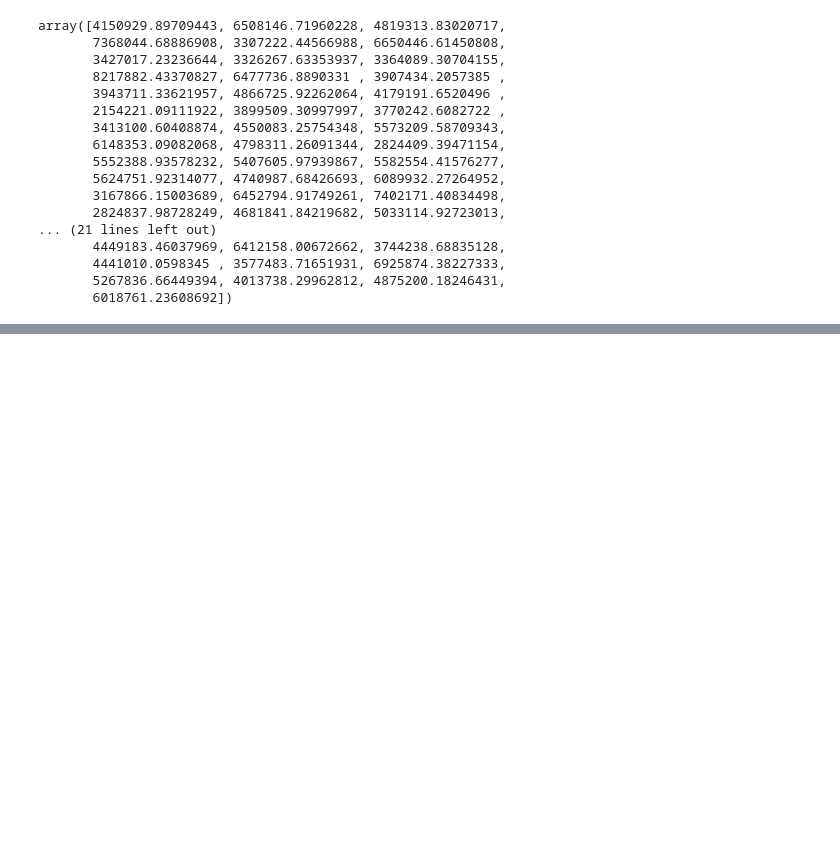
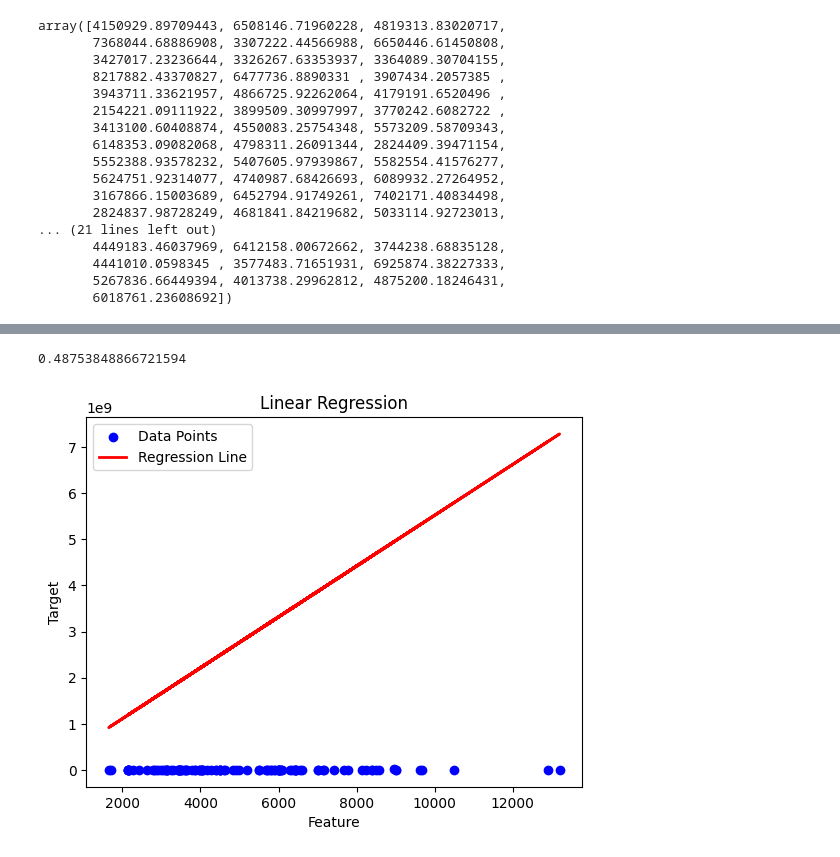
Before and after one commit to Karush2807/TechRumble01, a Jupyter notebook: main2.ipynb, the cells around one changed output, grey strips where cells are left out. Saved outputs shown, nothing was run; the diff lists cells and outputs as text; code cells hidden in the pictures; blank space fills up the shorter version.

Commit message:
data points to hdd se jyada hi gir gye

```diff
--- a/main2.ipynb
+++ b/main2.ipynb
@@ -228,6 +228,8 @@ scaler=StandardScaler()
 x_train=scaler.fit_transform(x_train) #output data pr nhi krte standardize
 # %%
 x_test=scaler.transform(x_test)
+# %%
+x_test_original = scaler.inverse_transform(x_test)
 # %%
 from sklearn.linear_model import LinearRegression
 #cross validation
@@ -270,3 +272,7 @@ array([4150929.89709443, 6508146.71960228, 4819313.83020717,
        4441010.0598345 , 3577483.71651931, 6925874.38227333,
        5267836.66449394, 4013738.29962812, 4875200.18246431,
        6018761.23608692])
+# %%
+#prediction
+reg_pred=regression.predict(x_test_original)
+reg_pred
@@ -278,0 +318,24 @@ sns.displot(reg_pred - y_test, kde=True)
+# %%
+score
+# %% [output]
+0.48753848866721594
+# %%
+# Select the first feature from X_test for visualization
+X_test_feature = x_test_original[:, 0]  # Assuming X_test is a 2D array
+
+# Plot the data points
+plt.scatter(X_test_feature, y_test, color='blue', label='Data Points')
+
+# Plot the regression line
+plt.plot(X_test_feature, reg_pred, color='red', linewidth=2, label='Regression Line')
+
+# Add labels and legend
+plt.xlabel('Feature')
+plt.ylabel('Target')
+plt.title('Linear Regression')
+plt.legend()
+
+# Show the plot
+plt.show()
+# %% [output]
+[figure, added]
```
Also changed, not shown: parts of 5 cells of this notebook.
